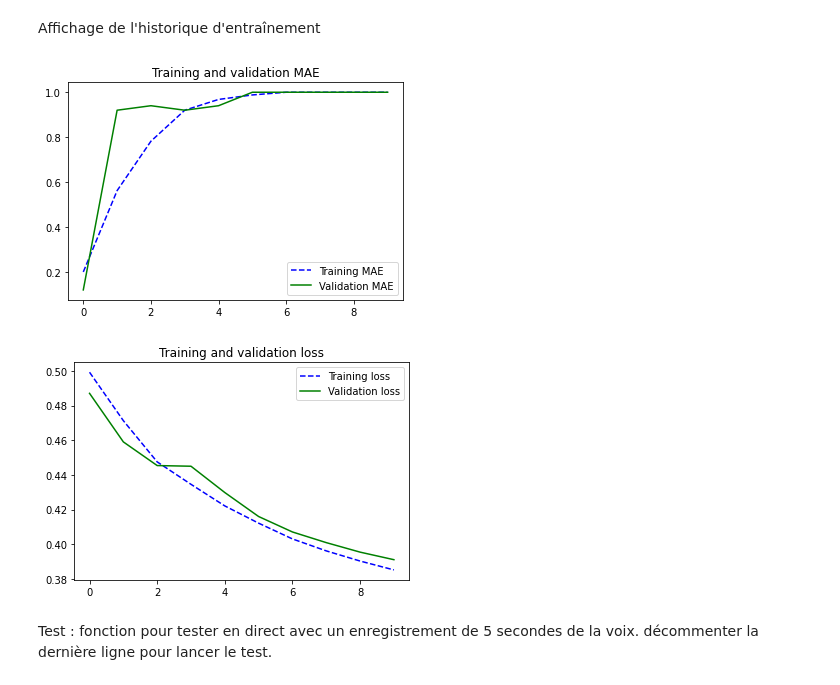
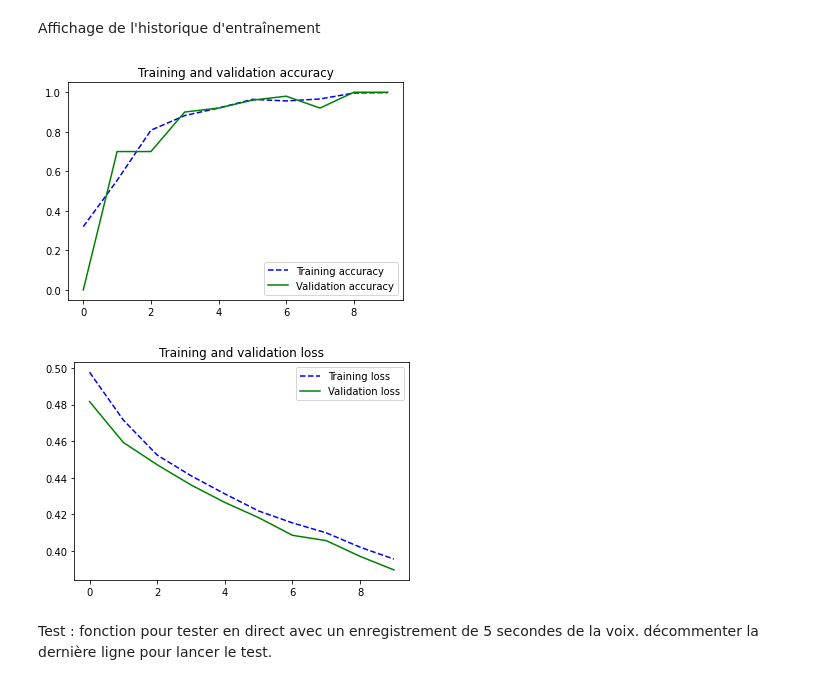
Before and after one commit to Bornord/DeepLearning, a Jupyter notebook: Driver/Projet_LeVrai2.0.ipynb, the cells around one changed output. Drawn from its saved outputs; the diff is of its cells as text; code cells hidden in the pictures.

```diff
--- a/Driver/Projet_LeVrai2.0.ipynb
+++ b/Driver/Projet_LeVrai2.0.ipynb
@@ -133,32 +134,32 @@ Affichage de l'historique d'entraînement
 # %%
 import matplotlib.pyplot as plt
 
 def plot_training_analysis(history):
   acc = history.history['accuracy']
   val_acc = history.history['val_accuracy']
   loss = history.history['loss']
   val_loss = history.history['val_loss']
 
   epochs = range(len(loss))
 
-  plt.plot(epochs, acc, 'b', linestyle="--",label='Training MAE')
-  plt.plot(epochs, val_acc, 'g', label='Validation MAE')
-  plt.title('Training and validation MAE')
+  plt.plot(epochs, acc, 'b', linestyle="--",label='Training accuracy')
+  plt.plot(epochs, val_acc, 'g', label='Validation accuracy')
+  plt.title('Training and validation accuracy')
   plt.legend()
 
   plt.figure()
 
   plt.plot(epochs, loss, 'b', linestyle="--",label='Training loss')
   plt.plot(epochs, val_loss,'g', label='Validation loss')
   plt.title('Training and validation loss')
   plt.legend()
 
   plt.show()
 
 plot_training_analysis(history)
 # %% [output]
-[figure, old version]
+[figure, new version]
-[figure, old version]
+[figure, new version]
 # %% [markdown]
 Test : fonction pour tester en direct avec un enregistrement de 5 secondes de la voix. décommenter la dernière ligne pour lancer le test.
 # %%
```
Also changed, not shown: parts of 7 cells of this notebook.
